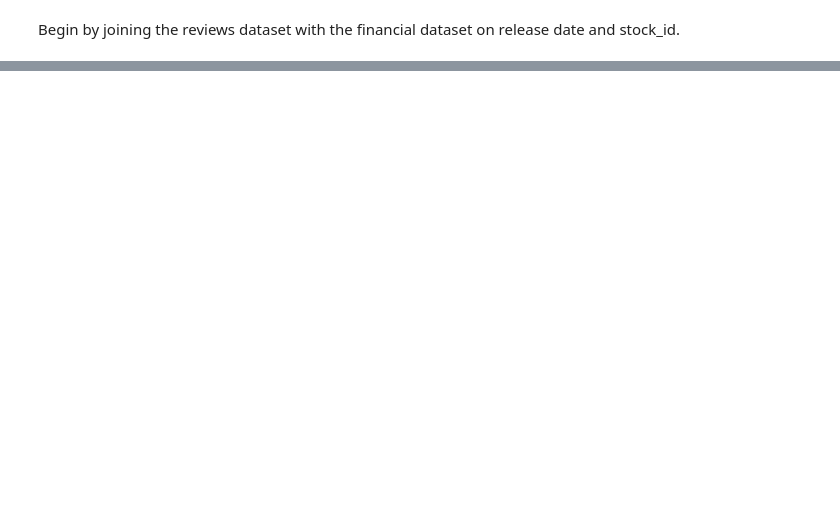
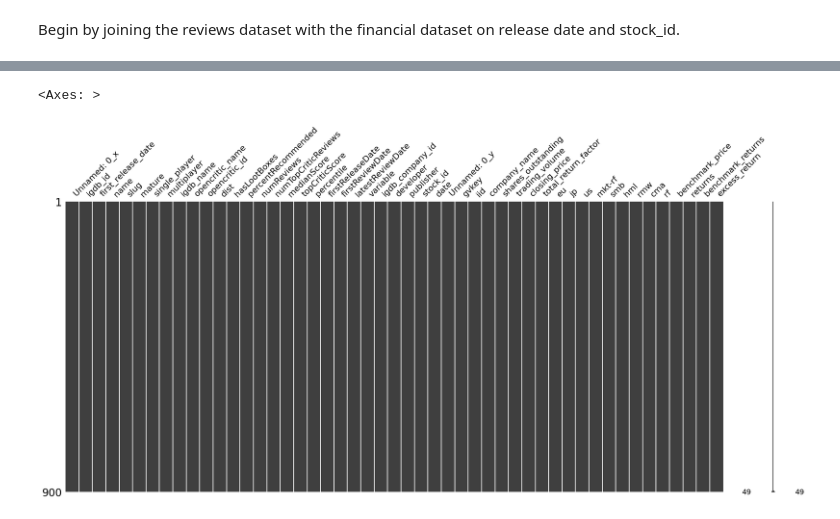
Before and after one commit to c0nn0rstevens/video-game-review-scores-returns-thesis, a Jupyter notebook: financial_reviews_combined.ipynb, the cells around one changed output, grey strips where cells are left out. Cells and saved outputs as stored; diff of their text form; code cells hidden in the pictures; blank space fills up the shorter version.

```diff
--- a/financial_reviews_combined.ipynb
+++ b/financial_reviews_combined.ipynb
@@ -132,0 +180,10 @@ stock_games_df.head()
+# %%
+games_reviews_returns_df = games_reviews_returns_df.dropna()
+# %%
+# Plot missing data.
+%matplotlib inline
+
+msno.matrix(games_reviews_returns_df)
+# %% [output]
+<Axes: >
+[figure, added]
```
Also changed, not shown: parts of 20 cells of this notebook.
